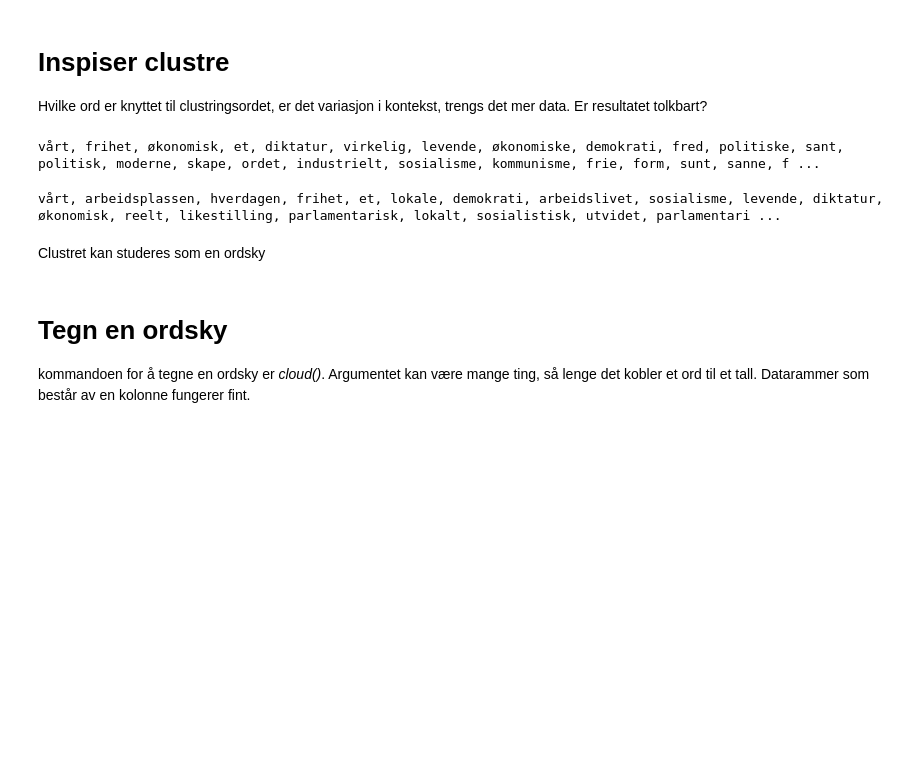
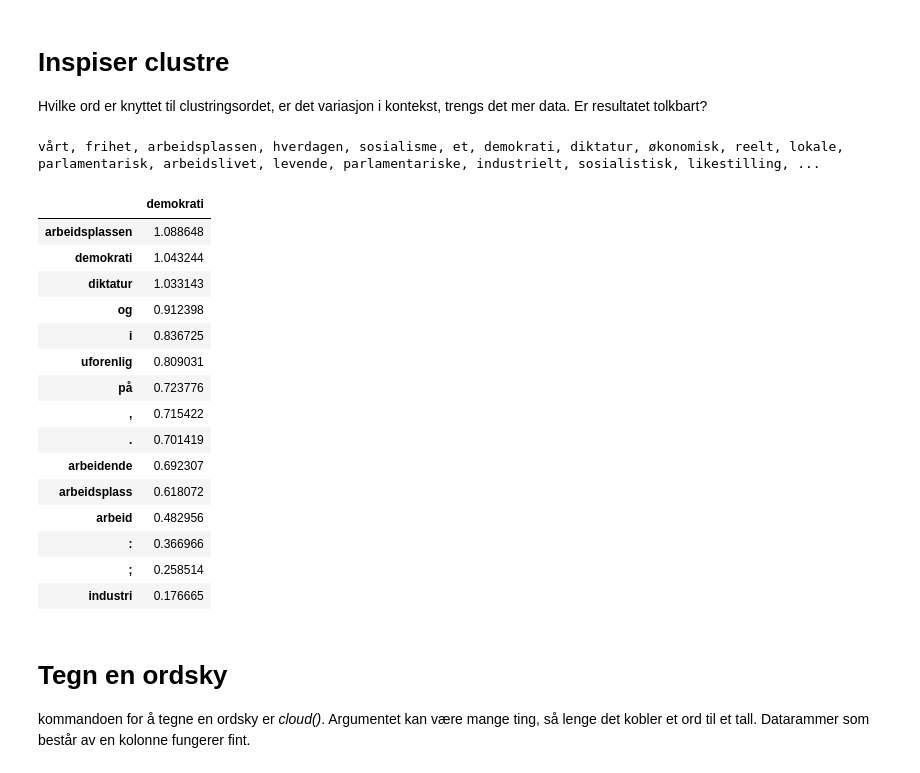
Before and after one commit to Yoonsen/NB_API_Python, a Jupyter notebook: clustring_collocation.ipynb, the cells around one changed output. Cells and saved outputs as stored; diff of their text form; code cells hidden in the pictures; blank space fills up the shorter version.

```diff
--- a/clustring_collocation.ipynb
+++ b/clustring_collocation.ipynb
@@ -46,17 +46,30 @@ bcluster = Cluster(
 
 Hvilke ord er knyttet til clustringsordet, er det variasjon i kontekst, trengs det mer data. Er resultatet tolkbart?
 # %%
-acluster50.cluster_set(top=50)
+et_cluster.cluster_set(top=50, exponent=1.05)
 # %% [output]
-vårt, frihet, økonomisk, et, diktatur, virkelig, levende, økonomiske, demokrati, fred, politiske, sant, politisk, moderne, skape, ordet, industrielt, sosialisme, kommunisme, frie, form, sunt, sanne, f ...
+vårt, frihet, arbeidsplassen, hverdagen, sosialisme, et, demokrati, diktatur, økonomisk, reelt, lokale, parlamentarisk, arbeidslivet, levende, parlamentariske, industrielt, sosialistisk, likestilling, ...
-# %%
-acluster.cluster_set(top=50)
-# %% [output]
-vårt, arbeidsplassen, hverdagen, frihet, et, lokale, demokrati, arbeidslivet, sosialisme, levende, diktatur, økonomisk, reelt, likestilling, parlamentarisk, lokalt, sosialistisk, utvidet, parlamentari ...
-# %% [markdown]
-Clustret kan studeres som en ordsky
 # %%
-acluster.search_words('demokrati diktatur . , ; : arbeidende uforenlig og i på')
+et_cluster.search_words(
+    'demokrati diktatur arbeid industri arbeidsplass arbeidsplassen . , ; : arbeidende uforenlig og i på',
+exponent=1.1)
+# %% [output]
+|  | demokrati |
+| arbeidsplassen | 1.088648 |
+| demokrati | 1.043244 |
+| diktatur | 1.033143 |
+| og | 0.912398 |
+| i | 0.836725 |
+| uforenlig | 0.809031 |
+| på | 0.723776 |
+| , | 0.715422 |
+| . | 0.701419 |
+| arbeidende | 0.692307 |
+| arbeidsplass | 0.618072 |
+| arbeid | 0.482956 |
+| : | 0.366966 |
+| ; | 0.258514 |
+| industri | 0.176665 |
 # %% [markdown]
 # Tegn en ordsky
 
```
Also changed, not shown: parts of 19 cells of this notebook, 4 other files.
